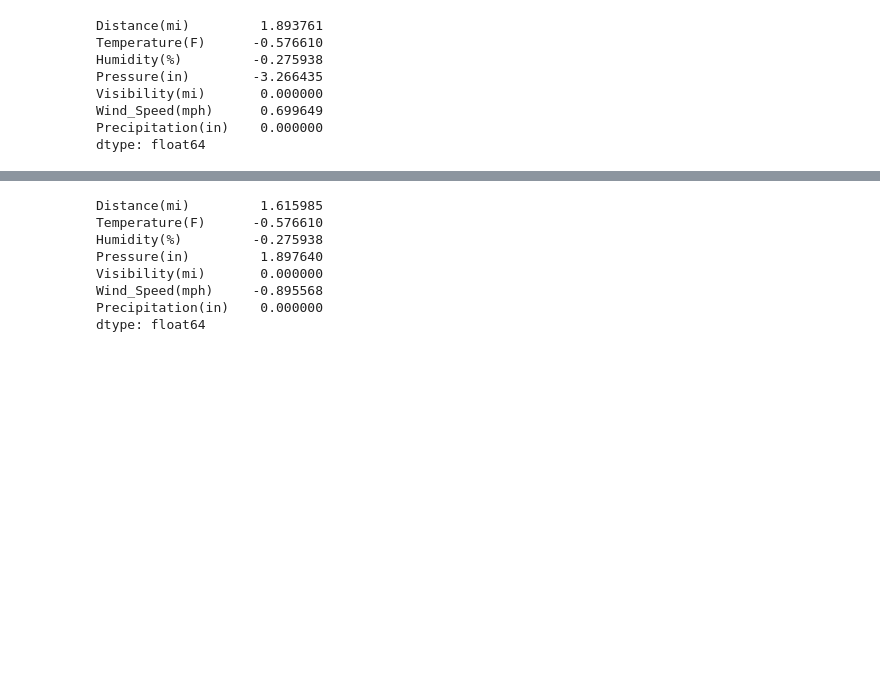
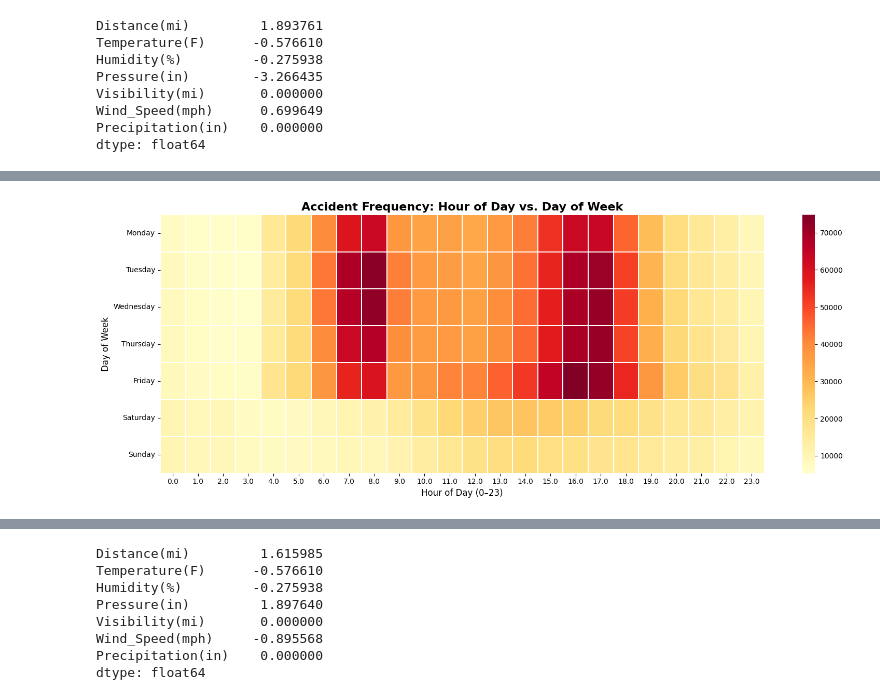
Before and after one commit to Kishore-mp45/24ADI204_TEAM9_ROAD_ACCIDENT_SEVERITY_ANALYSIS, a Jupyter notebook: Week-3.ipynb, the cells around one changed output, grey strips where cells are left out. Cells and saved outputs as stored; diff of their text form; code cells hidden in the pictures; blank space fills up the shorter version.

```diff
--- a/Week-3.ipynb
+++ b/Week-3.ipynb
@@ -762,0 +922,26 @@ dtype: float64
+# %%
+import pandas as pd
+
+# Parse Start_Time and extract temporal features
+df_1['Start_Time_Parsed'] = pd.to_datetime(df_1['Start_Time'], errors='coerce')
+df_1['Hour'] = df_1['Start_Time_Parsed'].dt.hour
+df_1['DayOfWeek'] = df_1['Start_Time_Parsed'].dt.day_name()
+
+# Build pivot table
+temp_df = df_1.dropna(subset=['Hour', 'DayOfWeek'])
+pivot = temp_df.groupby(['DayOfWeek', 'Hour']).size().unstack(fill_value=0)
+days_order = ['Monday', 'Tuesday', 'Wednesday', 'Thursday', 'Friday', 'Saturday', 'Sunday']
+pivot = pivot.reindex(days_order)
+
+plt.figure(figsize=(16, 6))
+sns.heatmap(pivot, cmap='YlOrRd', linewidths=0.3, linecolor='white')
+plt.title('Accident Frequency: Hour of Day vs. Day of Week', fontsize=16, fontweight='bold')
+plt.xlabel('Hour of Day (0–23)', fontsize=12)
+plt.ylabel('Day of Week', fontsize=12)
+plt.tight_layout()
+plt.show()
+
+# Clean up helper columns
+df_1.drop(columns=['Start_Time_Parsed', 'Hour', 'DayOfWeek'], inplace=True, errors='ignore')
+# %% [output]
+[figure, added]
```
Also changed, not shown: parts of 80 cells of this notebook, 10 other files.
